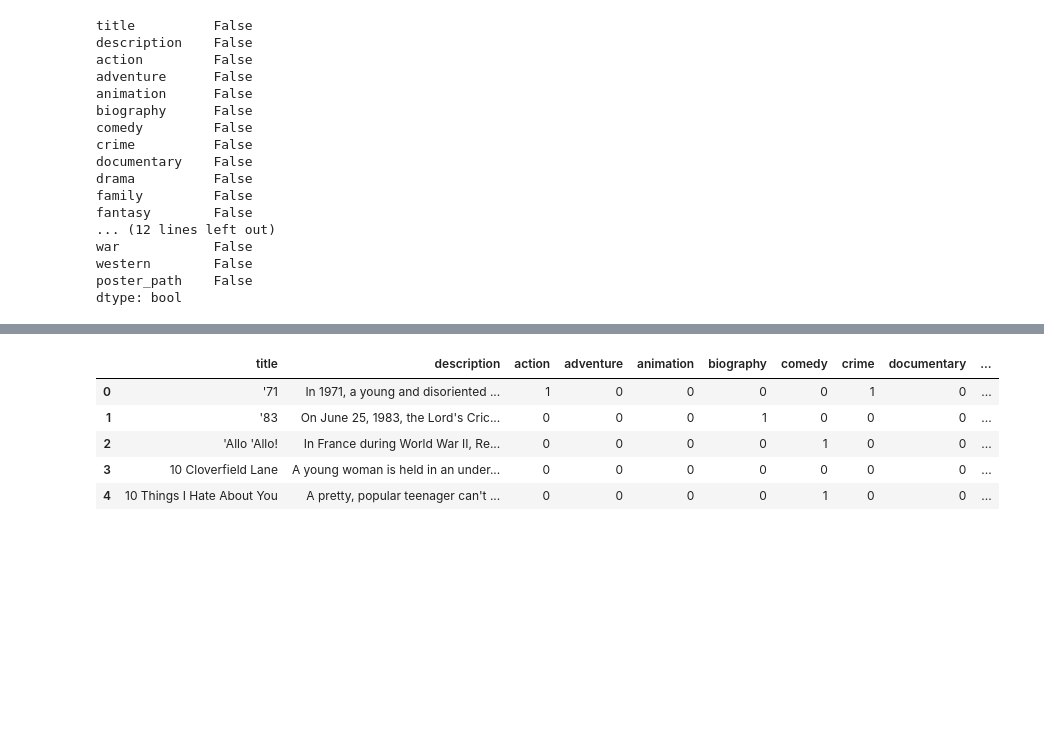
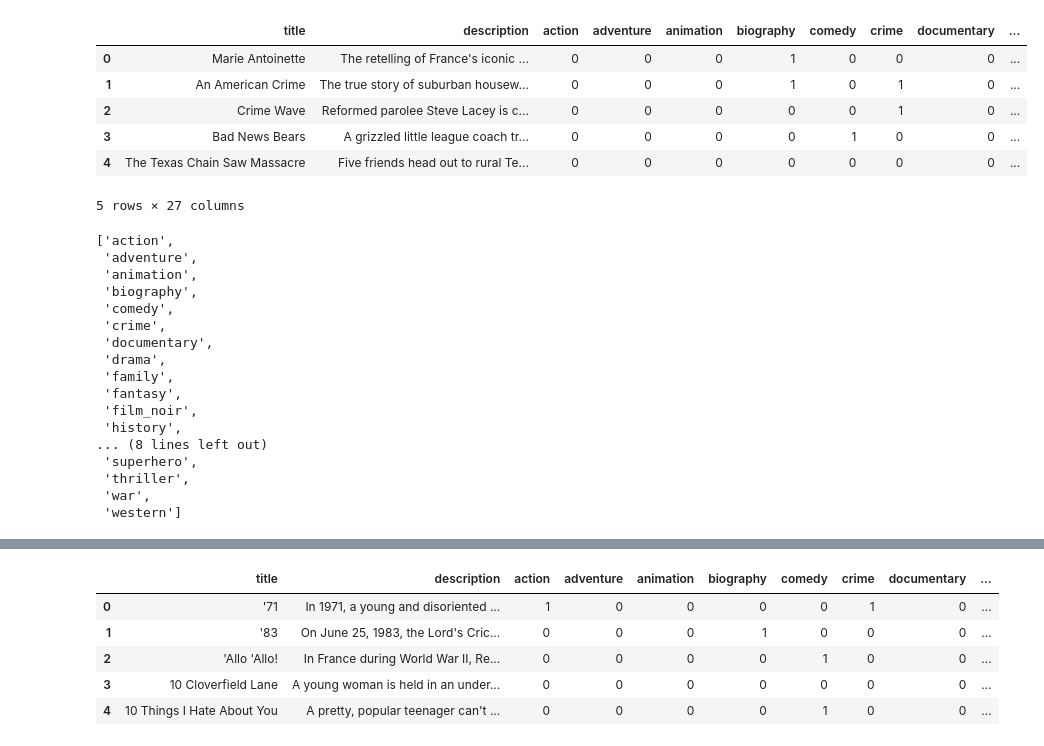
Before and after one commit to DmitryPogrebnoy/IndustrialML_ITMO, a Jupyter notebook: task2/extract_features_from_texts.ipynb, the cells around one changed output, grey strips where cells are left out. Saved outputs shown, nothing was run; the diff lists cells and outputs as text; code cells hidden in the pictures; blank space fills up the shorter version.

```diff
--- a/task2/extract_features_from_texts.ipynb
+++ b/task2/extract_features_from_texts.ipynb
@@ -19,21 +49 @@ df.head()
 5 rows × 27 columns
-# %%
-df.isnull().any()
-# %% [output]
-title          False
-description    False
-action         False
-adventure      False
-animation      False
-biography      False
-comedy         False
-crime          False
-documentary    False
-drama          False
-family         False
-fantasy        False
-... (12 lines left out)
-war            False
-western        False
-poster_path    False
-dtype: bool
@@ -41,0 +50,34 @@ classifier = pipeline("zero-shot-classification", model="facebook/bart-large-mnl
+# %%
+test_df = pd.read_csv("./preprocessed_test.csv")
+test_df.head()
+# %% [output]
+|  | title | description | action | adventure | animation | biography | comedy | crime | documentary | ... |
+| 0 | Marie Antoinette | The retelling of France's iconic ... | 0 | 0 | 0 | 1 | 0 | 0 | 0 | ... |
+| 1 | An American Crime | The true story of suburban housew... | 0 | 0 | 0 | 1 | 0 | 1 | 0 | ... |
+| 2 | Crime Wave | Reformed parolee Steve Lacey is c... | 0 | 0 | 0 | 0 | 0 | 1 | 0 | ... |
+| 3 | Bad News Bears | A grizzled little league coach tr... | 0 | 0 | 0 | 0 | 1 | 0 | 0 | ... |
+| 4 | The Texas Chain Saw Massacre | Five friends head out to rural Te... | 0 | 0 | 0 | 0 | 0 | 0 | 0 | ... |
+5 rows × 27 columns
+# %%
+labels = CATEGORIES
+id2label = {idx:label for idx, label in enumerate(labels)}
+label2id = {label:idx for idx, label in enumerate(labels)}
+labels
+# %% [output]
+['action',
+ 'adventure',
+ 'animation',
+ 'biography',
+ 'comedy',
+ 'crime',
+ 'documentary',
+ 'drama',
+ 'family',
+ 'fantasy',
+ 'film_noir',
+ 'history',
+... (8 lines left out)
+ 'superhero',
+ 'thriller',
+ 'war',
+ 'western']
```
Also changed, not shown: parts of 73 cells of this notebook, 3 other files.
